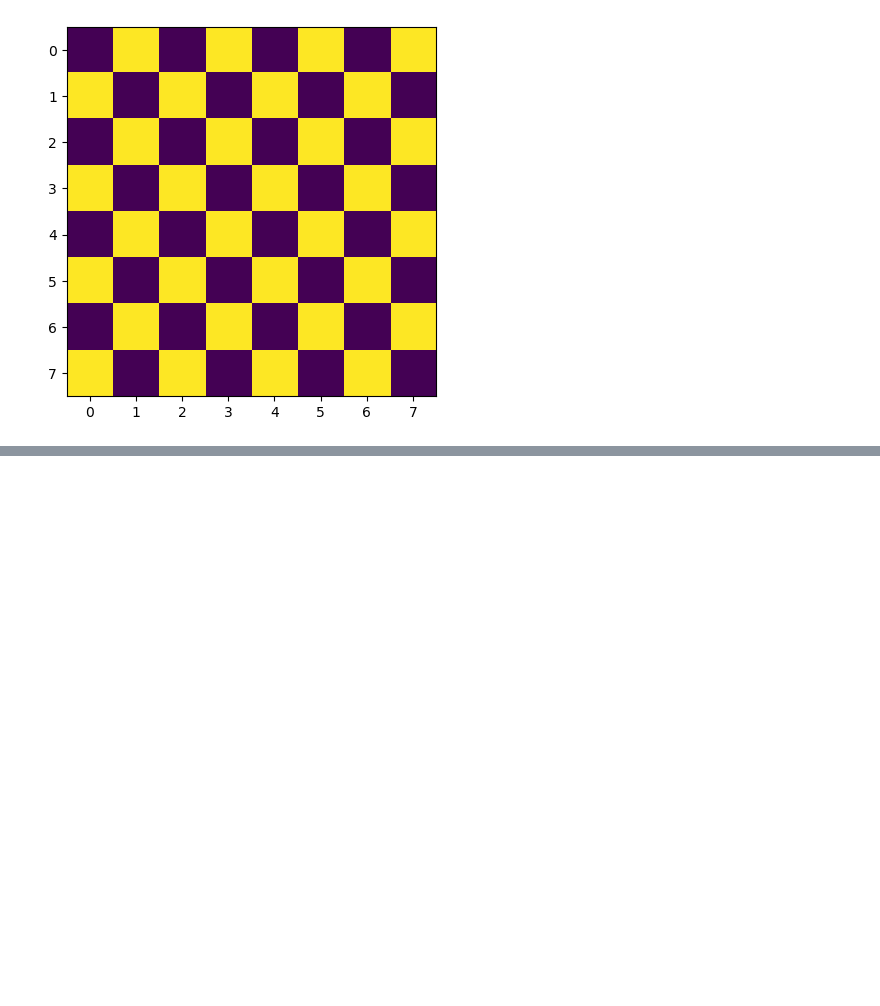
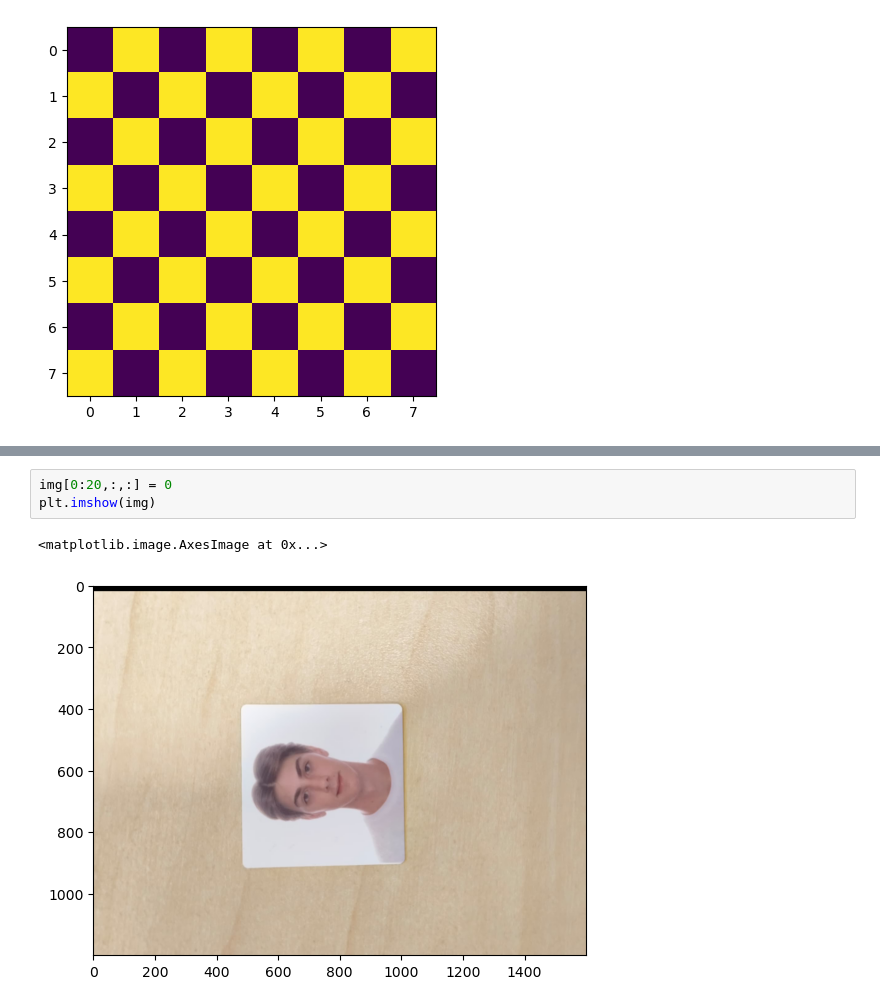
Before and after one commit to Matt9391/EsMicrorobotica, a Jupyter notebook: Arrays.ipynb, the cells around one changed output, grey strips where cells are left out. Saved outputs shown, nothing was run; the diff lists cells and outputs as text; blank space fills up the shorter version.

```diff
--- a/Arrays.ipynb
+++ b/Arrays.ipynb
@@ -110,0 +155,6 @@ plt.imshow(matrixOnes)
+# %%
+img[0:20,:,:] = 0
+plt.imshow(img)
+# %% [output]
+<matplotlib.image.AxesImage at 0x...>
+[figure, added]
```
Also changed, not shown: parts of 7 cells of this notebook, 5 other files.
